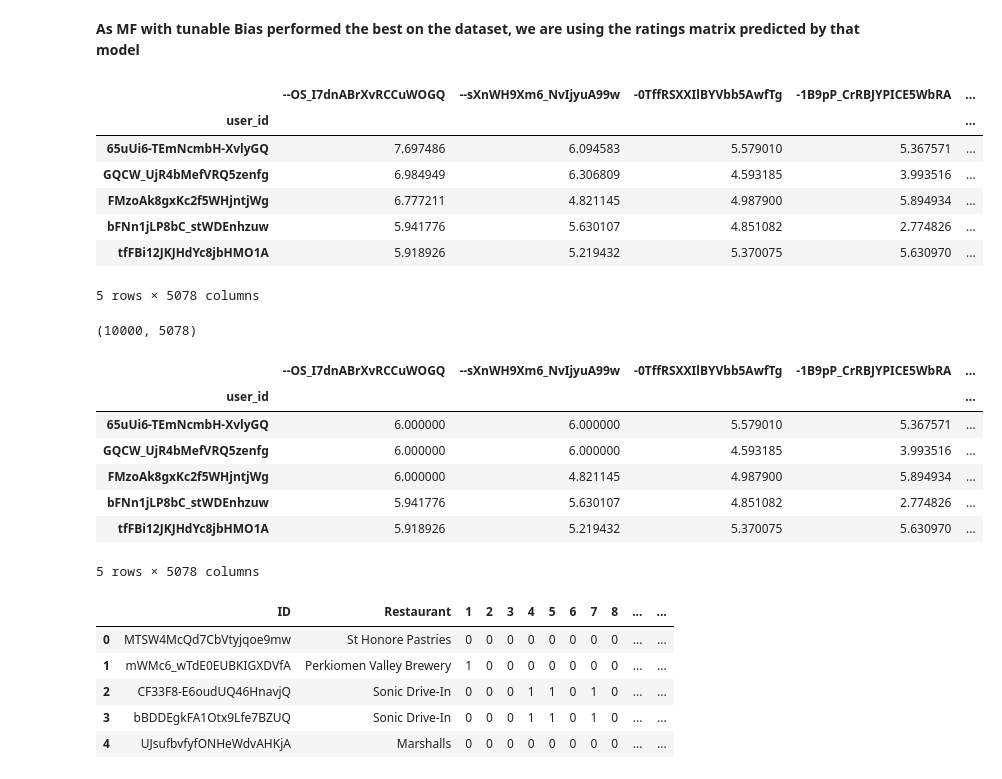
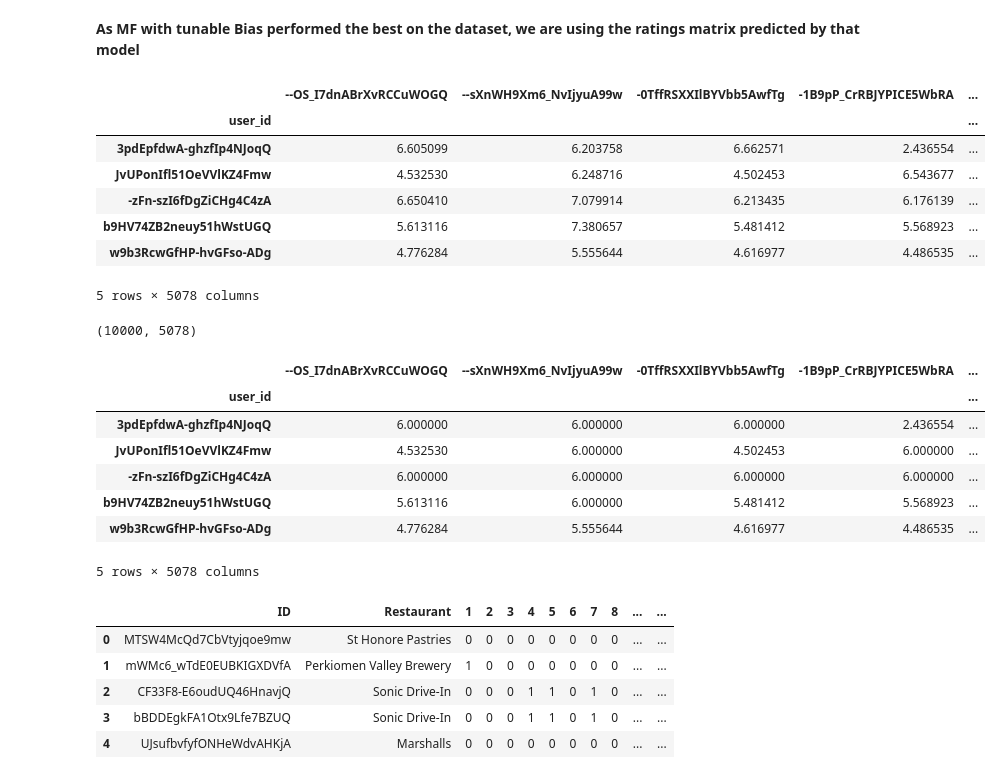
Before and after one commit to satyabhavsar1/PlatePals, a Jupyter notebook: Philli_Inference.ipynb, the cells around one changed output. Drawn from its saved outputs; the diff is of its cells as text; code cells hidden in the pictures.

```diff
--- a/Philli_Inference.ipynb
+++ b/Philli_Inference.ipynb
@@ -10,16 +10,16 @@ from sklearn.metrics.pairwise import cosine_similarity
 # %% [markdown]
 **As MF with tunable Bias performed the best on the dataset, we are using the ratings matrix predicted by that model**
 # %%
-MF_df = pd.read_csv('processed_datasets/philadelphia/Predictions/MF_with_Bias_preds.csv', index_col = 0)
+MF_df = pd.read_csv('processed_datasets/philadelphia/Predictions/MF_preds.csv', index_col = 0)
 MF_df.head()
 # %% [output]
 |  | --OS_I7dnABrXvRCCuWOGQ | --sXnWH9Xm6_NvIjyuA99w | -0TffRSXXIlBYVbb5AwfTg | -1B9pP_CrRBJYPICE5WbRA | ... |
 | user_id |  |  |  |  | ... |
-| 65uUi6-TEmNcmbH-XvlyGQ | 7.697486 | 6.094583 | 5.579010 | 5.367571 | ... |
-| GQCW_UjR4bMefVRQ5zenfg | 6.984949 | 6.306809 | 4.593185 | 3.993516 | ... |
-| FMzoAk8gxKc2f5WHjntjWg | 6.777211 | 4.821145 | 4.987900 | 5.894934 | ... |
-| bFNn1jLP8bC_stWDEnhzuw | 5.941776 | 5.630107 | 4.851082 | 2.774826 | ... |
-| tfFBi12JKJHdYc8jbHMO1A | 5.918926 | 5.219432 | 5.370075 | 5.630970 | ... |
+| 3pdEpfdwA-ghzfIp4NJoqQ | 6.605099 | 6.203758 | 6.662571 | 2.436554 | ... |
+| JvUPonIfl51OeVVlKZ4Fmw | 4.532530 | 6.248716 | 4.502453 | 6.543677 | ... |
+| -zFn-szI6fDgZiCHg4C4zA | 6.650410 | 7.079914 | 6.213435 | 6.176139 | ... |
+| b9HV74ZB2neuy51hWstUGQ | 5.613116 | 7.380657 | 5.481412 | 5.568923 | ... |
+| w9b3RcwGfHP-hvGFso-ADg | 4.776284 | 5.555644 | 4.616977 | 4.486535 | ... |
 5 rows × 5078 columns
 # %%
 df = MF_df.clip(lower=0, upper=6)
@@ -32,11 +32,11 @@ df.head()
 # %% [output]
 |  | --OS_I7dnABrXvRCCuWOGQ | --sXnWH9Xm6_NvIjyuA99w | -0TffRSXXIlBYVbb5AwfTg | -1B9pP_CrRBJYPICE5WbRA | ... |
 | user_id |  |  |  |  | ... |
-| 65uUi6-TEmNcmbH-XvlyGQ | 6.000000 | 6.000000 | 5.579010 | 5.367571 | ... |
-| GQCW_UjR4bMefVRQ5zenfg | 6.000000 | 6.000000 | 4.593185 | 3.993516 | ... |
-| FMzoAk8gxKc2f5WHjntjWg | 6.000000 | 4.821145 | 4.987900 | 5.894934 | ... |
-| bFNn1jLP8bC_stWDEnhzuw | 5.941776 | 5.630107 | 4.851082 | 2.774826 | ... |
-| tfFBi12JKJHdYc8jbHMO1A | 5.918926 | 5.219432 | 5.370075 | 5.630970 | ... |
+| 3pdEpfdwA-ghzfIp4NJoqQ | 6.000000 | 6.000000 | 6.000000 | 2.436554 | ... |
+| JvUPonIfl51OeVVlKZ4Fmw | 4.532530 | 6.000000 | 4.502453 | 6.000000 | ... |
+| -zFn-szI6fDgZiCHg4C4zA | 6.000000 | 6.000000 | 6.000000 | 6.000000 | ... |
+| b9HV74ZB2neuy51hWstUGQ | 5.613116 | 6.000000 | 5.481412 | 5.568923 | ... |
+| w9b3RcwGfHP-hvGFso-ADg | 4.776284 | 5.555644 | 4.616977 | 4.486535 | ... |
 5 rows × 5078 columns
 # %%
 res_df = pd.read_csv('processed_datasets/restaurants_new.csv')
```
Also changed, not shown: parts of 3 cells of this notebook, 1 other file.
